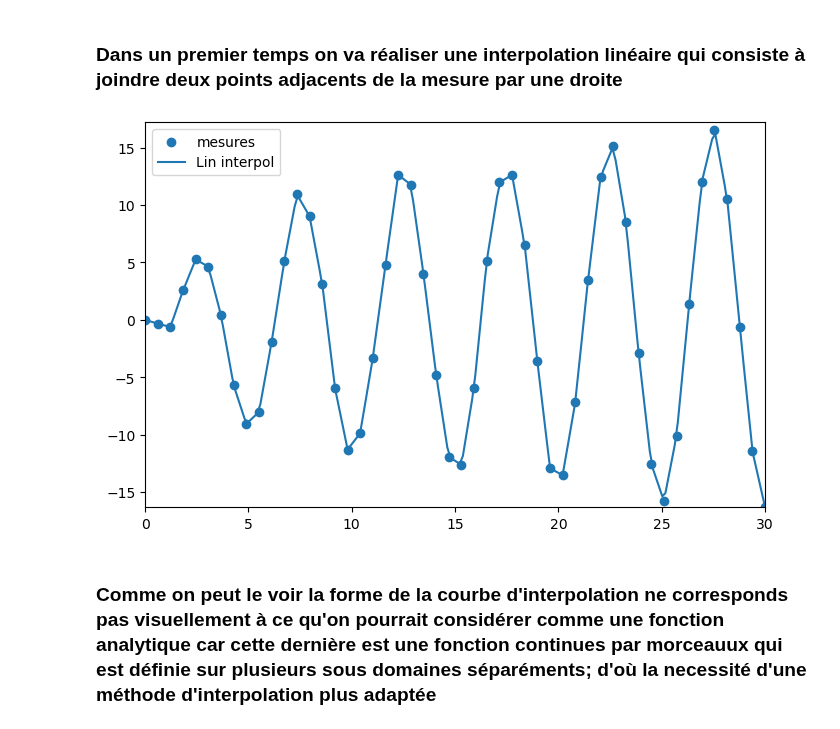
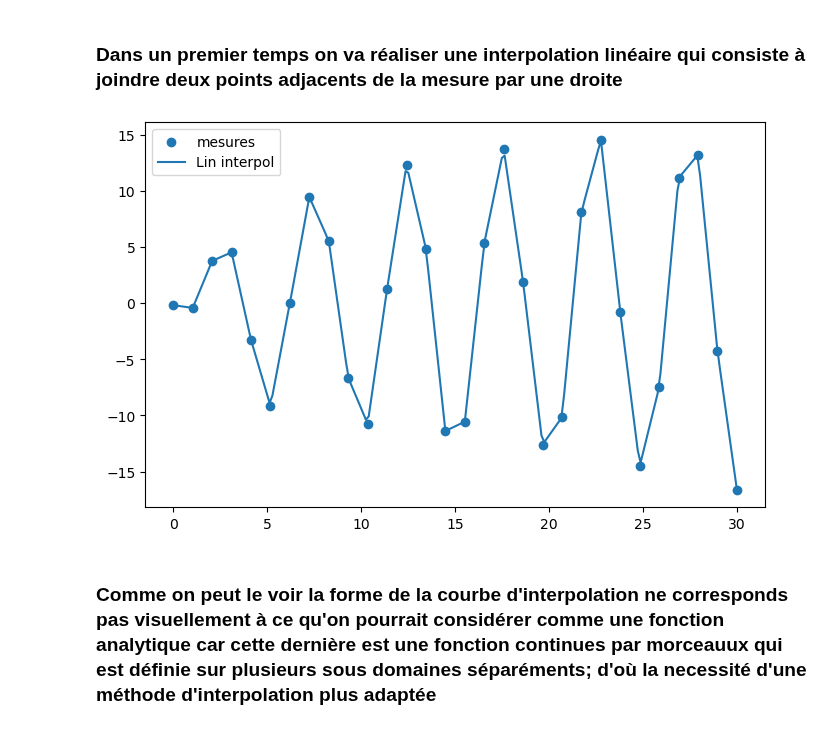
Before and after one commit to Brice-KENGNI-ZANGUIM/Python-pour-les-Mathematiques, a Jupyter notebook: Bibliothèque Scipy.ipynb, the cells around one changed output. Drawn from its saved outputs; the diff is of its cells as text; code cells hidden in the pictures.

```diff
--- a/Bibliothèque Scipy.ipynb
+++ b/Bibliothèque Scipy.ipynb
@@ -181,7 +181,7 @@ resultat
 <h3> <p> Supposeez qu'en tant que statisticien, physicien, biologisteou ingénieur vous ayez pour mission de mesure une grandeur physique données qui est censée évoluer avec le temps. Au bout de 30 jours vous avez pu reccueillir un échantillon de 20 mesures qui se présentent comme suit </p>
 # %%
 t_min, t_max = 0 , 30
-N = 50
+N = 30
 
 
 def mesure ( t ) :
@@ -240,15 +240,15 @@ y_linear = linear_interpolate( t )
 # %%
 plt.figure(figsize=(8,5))
 
 plt.scatter(t_sample , y_sample , label='mesures')
 plt.plot(t , y_linear , label = 'Lin interpol')
 
 plt.legend(loc="upper left")
-plt.ylim(y_linear.min(), y_linear.max()+1)
-plt.xlim(t.min(), t.max())
+#plt.ylim(y_linear.min(), y_linear.max()+1)
+#plt.xlim(t.min(), t.max())
 plt.show()
 # %% [output]
-[figure, old version]
+[figure, new version]
 # %% [markdown]
 <h3> Comme on peut le voir la forme de la courbe d'interpolation ne corresponds pas visuellement à ce qu'on pourrait considérer comme une fonction analytique car cette dernière est une fonction continues par morceauux qui est définie sur plusieurs sous domaines séparéments; d'où la necessité d'une méthode d'interpolation plus adaptée
 # %% [markdown]
```
Also changed, not shown: parts of 11 cells of this notebook.
